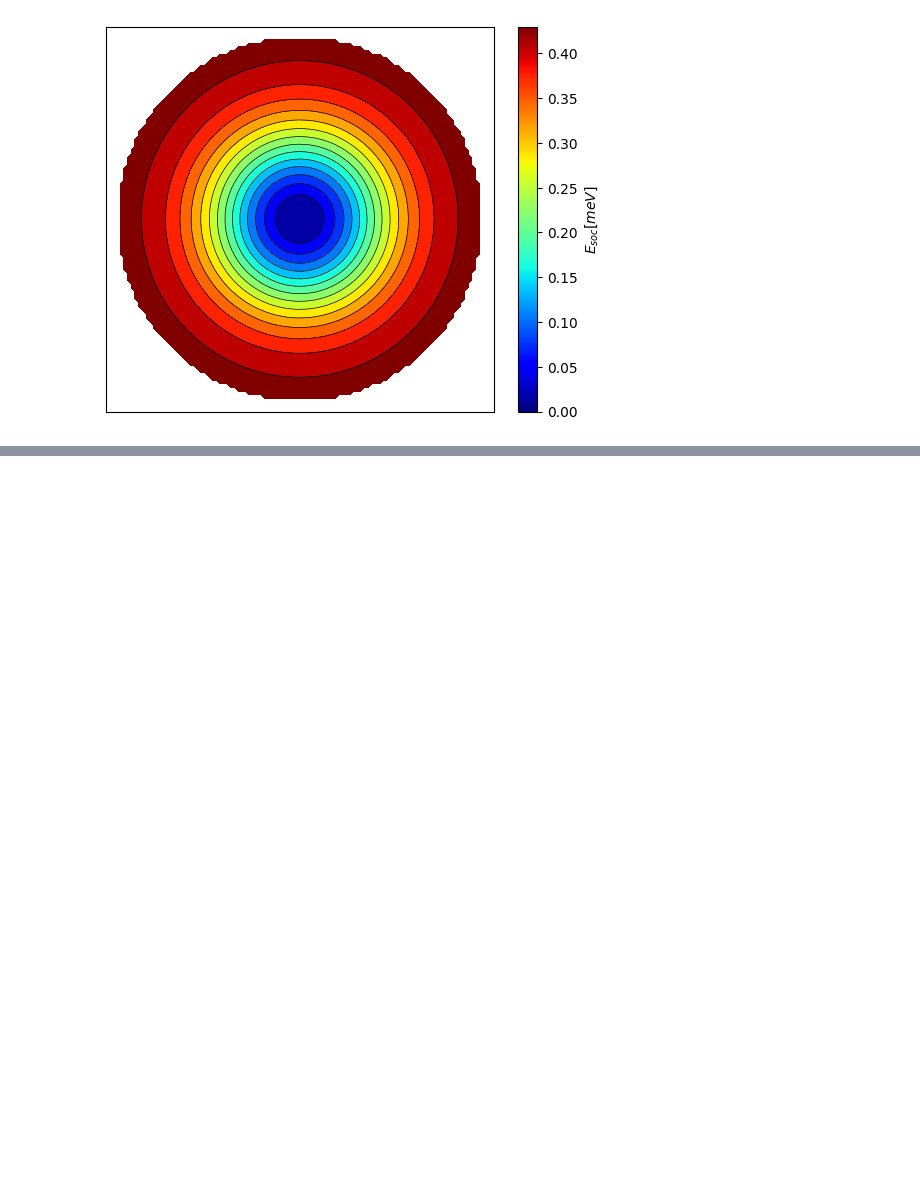
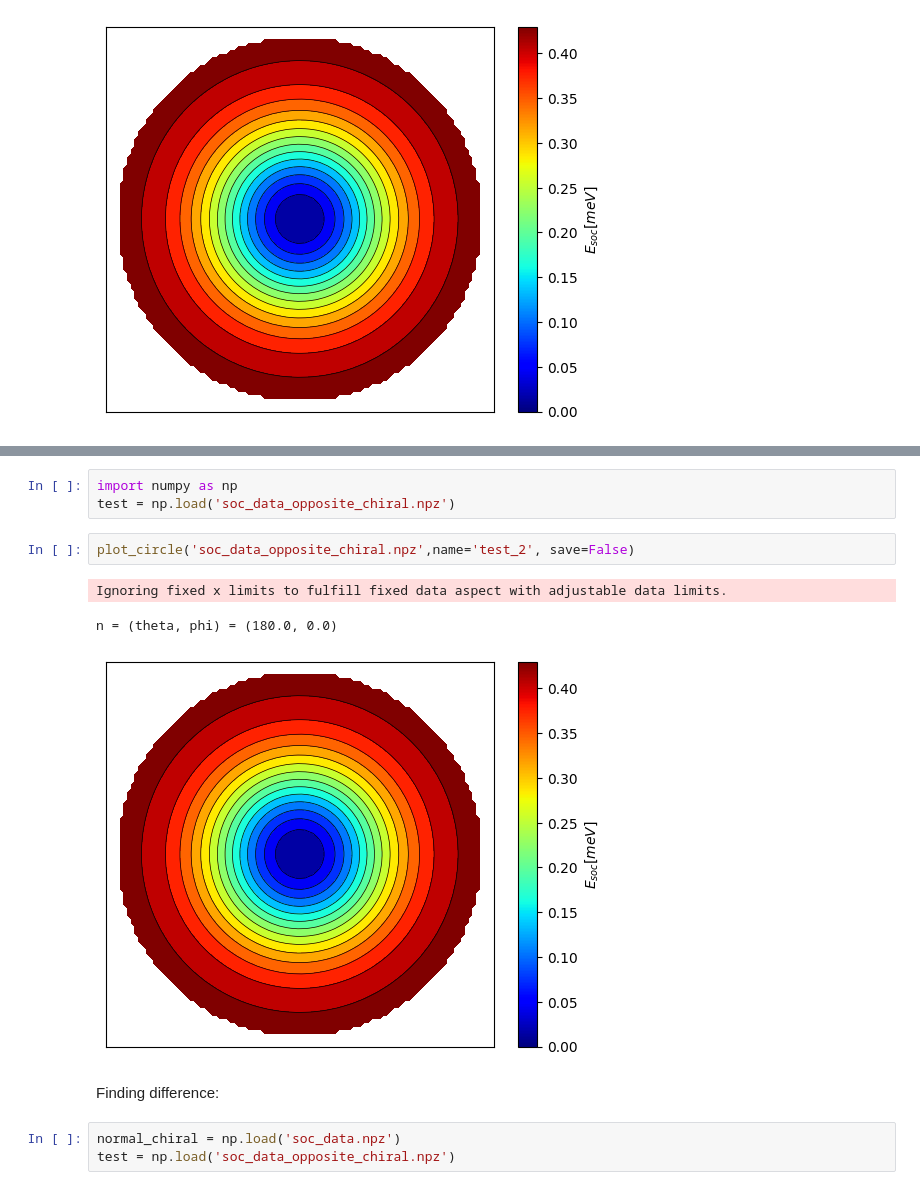
Before and after one commit to RuneEkman/DFT-project-2026, a Jupyter notebook: Rune subfolder/soc_non_self_cons.ipynb, the cells around one changed output, grey strips where cells are left out. Drawn from its saved outputs; the diff is of its cells as text; blank space fills up the shorter version.

Commit message:
Circleplots finished. Examined chirality for MnI2: no particular effect on energy (See the ipynb)

```diff
--- a/Rune subfolder/soc_non_self_cons.ipynb
+++ b/Rune subfolder/soc_non_self_cons.ipynb
@@ -134,0 +46,14 @@ n = (theta, phi) = (0.0, 0.0)
+# %%
+import numpy as np
+test = np.load('soc_data_opposite_chiral.npz')
+# %%
+plot_circle('soc_data_opposite_chiral.npz',name='test_2', save=False)
+# %% [output]
+Ignoring fixed x limits to fulfill fixed data aspect with adjustable data limits.
+n = (theta, phi) = (180.0, 0.0)
+[figure, added]
+# %% [markdown]
+Finding difference:
+# %%
+normal_chiral = np.load('soc_data.npz')
+test = np.load('soc_data_opposite_chiral.npz')
```
Also changed, not shown: parts of 11 cells of this notebook, 6 other files.
